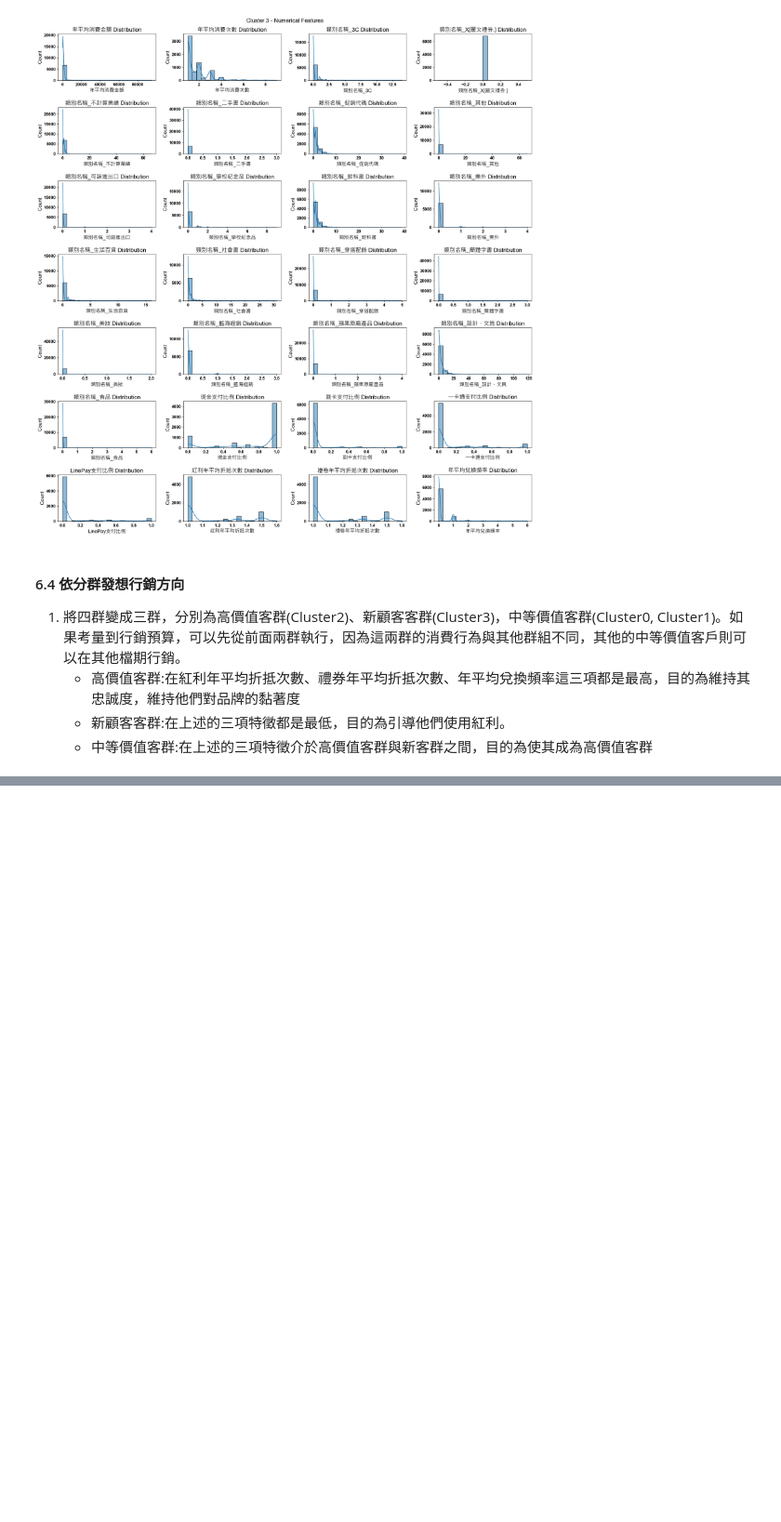
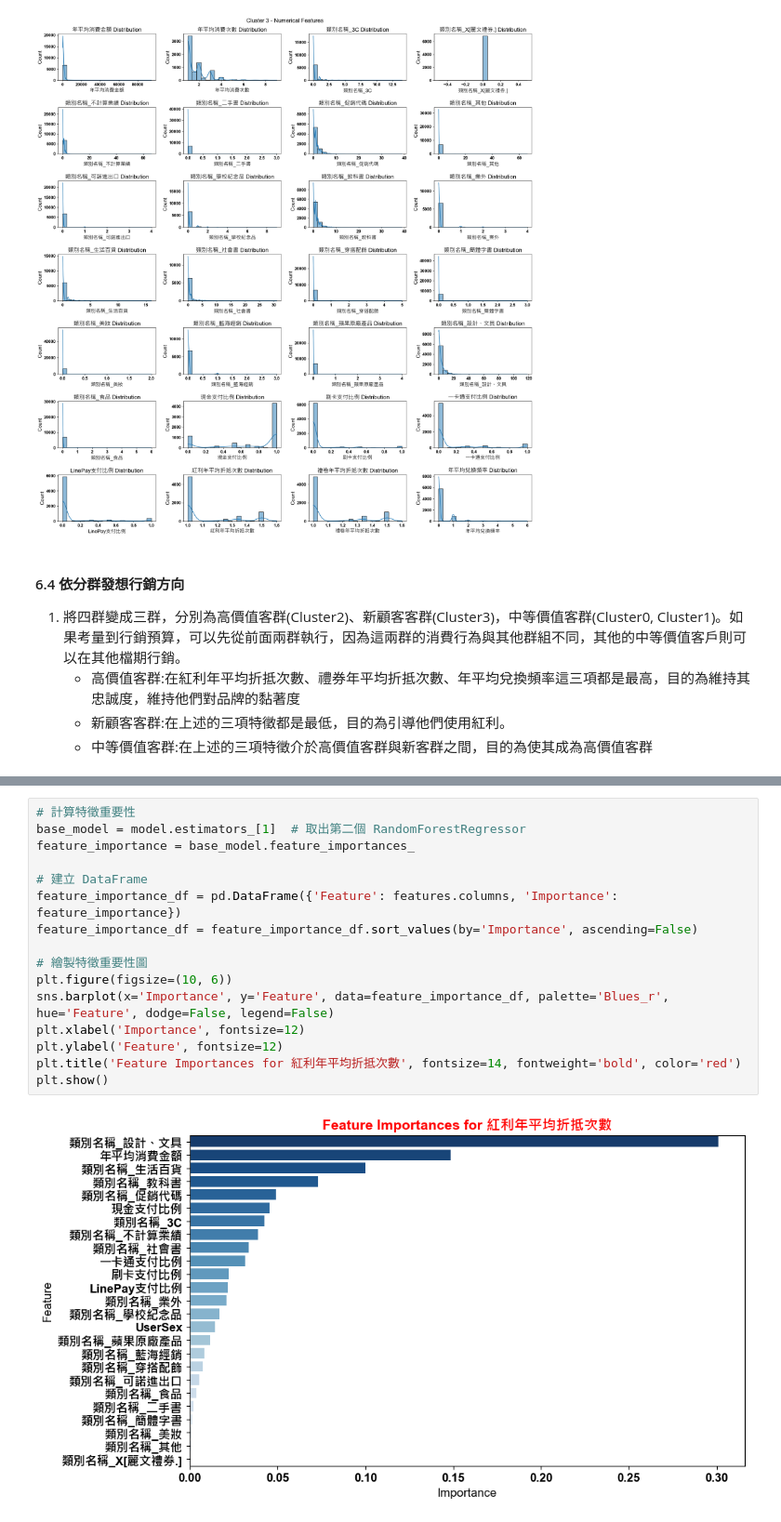
Before and after one commit to hsuan1120/Liwen, a Jupyter notebook: Final.ipynb, the cells around one changed output, grey strips where cells are left out. Shown at 93% size. Drawn from its saved outputs; the diff is of its cells as text; blank space fills up the shorter version.

```diff
--- a/Final.ipynb
+++ b/Final.ipynb
@@ -1128,0 +1258,18 @@ Cluster 3
+# %%
+# 計算特徵重要性
+base_model = model.estimators_[1]  # 取出第二個 RandomForestRegressor
+feature_importance = base_model.feature_importances_
+
+# 建立 DataFrame
+feature_importance_df = pd.DataFrame({'Feature': features.columns, 'Importance': feature_importance})
+feature_importance_df = feature_importance_df.sort_values(by='Importance', ascending=False)
+
+# 繪製特徵重要性圖
+plt.figure(figsize=(10, 6))
+sns.barplot(x='Importance', y='Feature', data=feature_importance_df, palette='Blues_r', hue='Feature', dodge=False, legend=False)
+plt.xlabel('Importance', fontsize=12)
+plt.ylabel('Feature', fontsize=12)
+plt.title('Feature Importances for 紅利年平均折抵次數', fontsize=14, fontweight='bold', color='red')
+plt.show()
+# %% [output]
+[figure, added]
```
Also changed, not shown: parts of 19 cells of this notebook.
